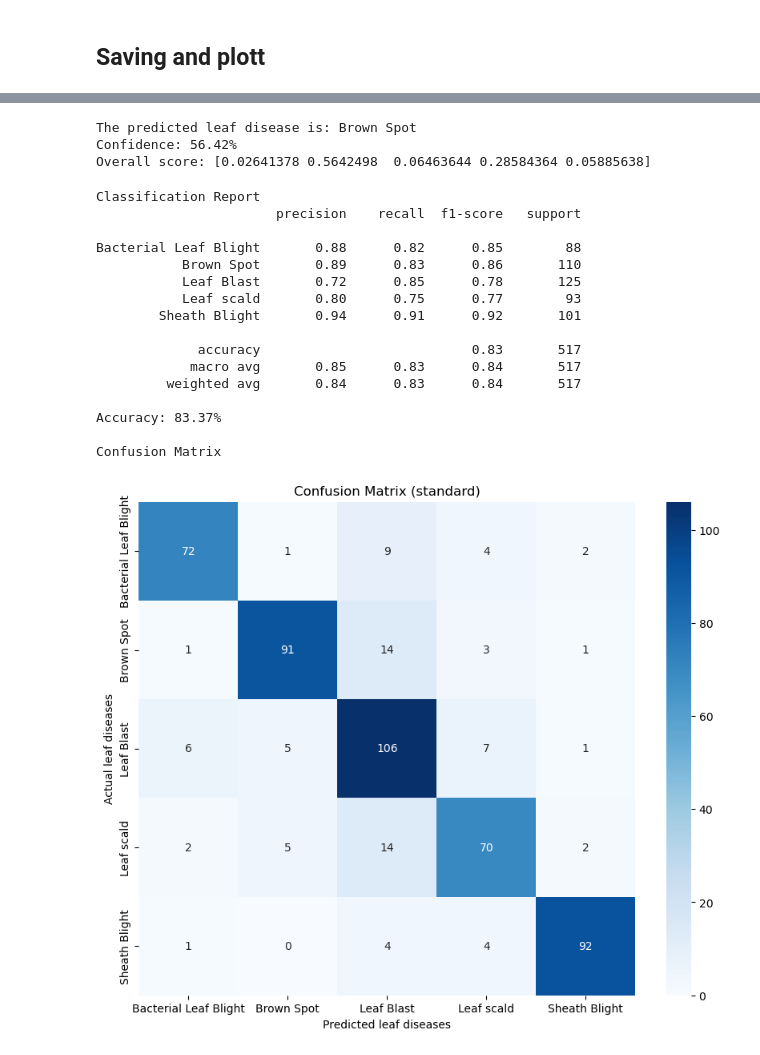
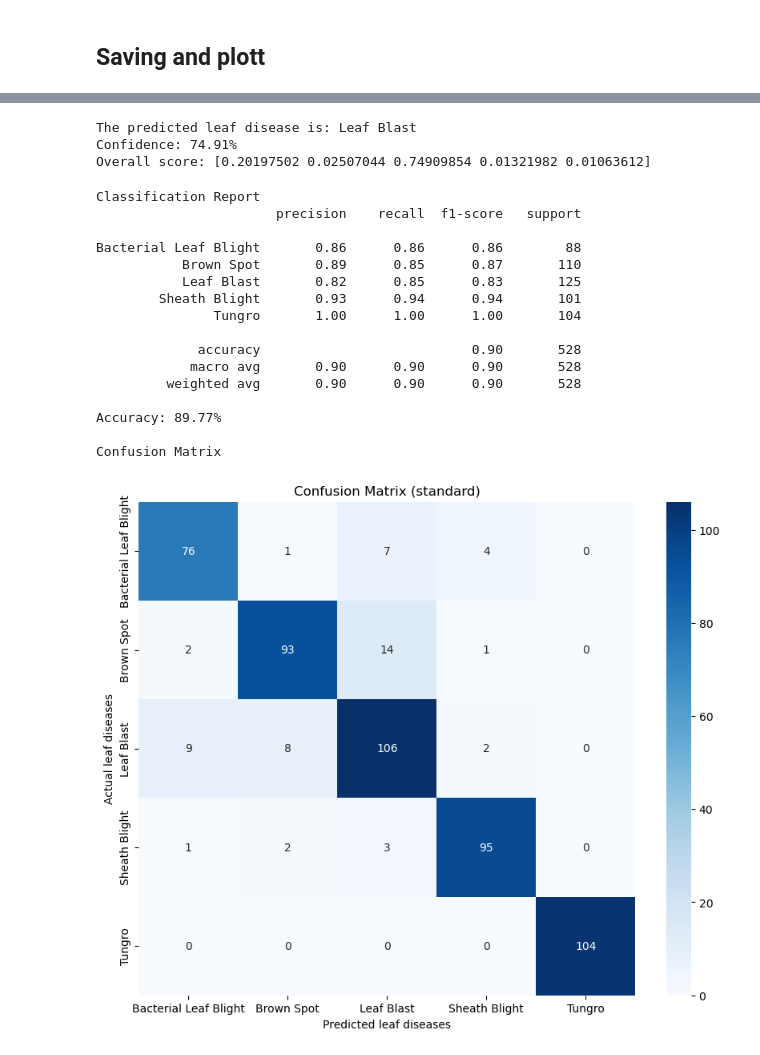
Before and after one commit to Toki001/thesis, a Jupyter notebook: Thesis_Torch-based.ipynb, the cells around one changed output, grey strips where cells are left out. Cells and saved outputs as stored; diff of their text form; code cells hidden in the pictures.

```diff
--- a/Thesis_Torch-based.ipynb
+++ b/Thesis_Torch-based.ipynb
@@ -213,28 +203,24 @@ class LeafDiseaseClassifierMobileNetV2(nn.Module):
         # get number of features
         num_filters = self.base_model.classifier[1].in_features
 
-        # Hyperparameter tuning: new layer for 6 rice pests.
         self.base_model.classifier = nn.Sequential(
             nn.Dropout(p=0.4, inplace=True),
+            nn.Linear(num_filters, num_classes),
+        )
 
-            nn.Linear(num_filters, 512),
-            nn.ReLU(),
-            nn.Dropout(p=0.4),
-            nn.Linear(512, num_classes),
-        )
 
     # Forward propagation
     def forward(self, x):
 
        features = self.base_model.features(x)
 
-       # features = F.adaptive_max_pool2d(features, output_size=(1, 1)).reshape(features.shape[0], -1)
+       #features = F.adaptive_max_pool2d(features, output_size=(1, 1)).reshape(features.shape[0], -1)
 
-       avg_pool = F.adaptive_avg_pool2d(features, output_size=(1, 1))
-       max_pool = F.adaptive_max_pool2d(features, output_size=(1, 1))
-       features = torch.cat([avg_pool, max_pool], dim=1).reshape(features.shape[0], -1)
+       #avg_pool = F.adaptive_avg_pool2d(features, output_size=(1, 1))
+       #max_pool = F.adaptive_max_pool2d(features, output_size=(1, 1))
+       #features = torch.cat([avg_pool, max_pool], dim=1).reshape(features.shape[0], -1)
 
-       #features = F.adaptive_avg_pool2d(features, output_size=(1, 1)).reshape(features.shape[0], -1)
+       features = F.adaptive_avg_pool2d(features, output_size=(1, 1)).reshape(features.shape[0], -1)
 
        features = self.base_model.classifier(features)
 
@@ -419,7 +405,7 @@ def train_and_validate(model, optimizer, criterion, train_dataloader, validation
             data, labels = data.to(device), labels.to(device)
             optimizer.zero_grad()
 
-            use_cutmix = True # You can make this conditional
+            use_cutmix = False # You can make this conditional
             alpha = 1.0
 
             if use_cutmix and np.random.rand() < 0.5:
@@ -647,11 +633,11 @@ def save_historical_data(history, filename):
 # %%
 from torch.utils.data import DataLoader
 
-train_set = CustomDataset(root='/Users/jameskierdoliguez/Desktop/rice_leaf/aug_dataset/train', transform=training_pipeline)
+train_set = CustomDataset(root='/Users/jameskierdoliguez/Desktop/rice_leaf/final_dataset/train', transform=training_pipeline)
 train_loader = DataLoader(train_set, batch_size=128, shuffle=True)
-validation_set = CustomDataset(root='/Users/jameskierdoliguez/Desktop/rice_leaf/aug_dataset/val', transform=validation_pipeline)
+validation_set = CustomDataset(root='/Users/jameskierdoliguez/Desktop/rice_leaf/final_dataset/val', transform=validation_pipeline)
 validation_loader = DataLoader(validation_set, batch_size=64, shuffle=True)
-test_set = CustomDataset(root='/Users/jameskierdoliguez/Desktop/rice_leaf/aug_dataset/test', transform=validation_pipeline)
+test_set = CustomDataset(root='/Users/jameskierdoliguez/Desktop/rice_leaf/final_dataset/test', transform=validation_pipeline)
 test_loader = DataLoader(test_set, batch_size=32, shuffle=True)
 
 classes = train_set.classes
@@ -956,48 +942,48 @@ def save_evalution_result(total_predictions, true_labels):
 # %%
 import torchvision.models as models
 
 classes_names = train_set.classes
 if torch.cuda.is_available():
     hardware = torch.device("cuda")
 elif torch.backends.mps.is_available():
     hardware = torch.device("mps")
 else:
     hardware = torch.device("cpu")
 model_inference = LeafDiseaseClassifierMobileNetV2(num_classes=len(classes_names))
 model_inference.load_state_dict(torch.load(
-    '/Users/jameskierdoliguez/Desktop/models/MobileNetV2/MobileNetV2_rice_leaf_disease_classificationV4.pt', map_location=hardware))
+    '/Users/jameskierdoliguez/Desktop/models/MobileNetV2/MobileNetV2_rice_leaf_disease_classificationfinalV2.pt', map_location=hardware))
 
-image_path = '/Users/jameskierdoliguez/Desktop/rice_leaf/Bad daatset/aug_dataset/train/Bacterialblight/BACTERAILBLIGHT3_015.jpg'
+image_path = '/Users/jameskierdoliguez/Documents/Thesis Dataset/RICE LEAF DISEASE DATASET/Bacterialblight/IMG_20231018_143741.jpg'
 unrelated = '/Users/jameskierdoliguez/Downloads/FELV-cat.jpg'
 
 leaf_disease, confidence_score, over_all_scores = predict_single_image(model=model_inference, image_path=image_path, classes=classes_names, transform=validation_pipeline, device=hardware)
 
 print(f"The predicted leaf disease is: {leaf_disease}")
 print(f"Confidence: {confidence_score * 100:.2f}%")
 print(f"Overall score: {over_all_scores}")
 #
 true, pred = eval_metrics(model_inference, test_loader, classes_names, hardware)
 # %% [output]
-The predicted leaf disease is: Brown Spot
-Confidence: 56.42%
-Overall score: [0.02641378 0.5642498  0.06463644 0.28584364 0.05885638]
+The predicted leaf disease is: Leaf Blast
+Confidence: 74.91%
+Overall score: [0.20197502 0.02507044 0.74909854 0.01321982 0.01063612]
 Classification Report
                        precision    recall  f1-score   support
 
-Bacterial Leaf Blight       0.88      0.82      0.85        88
-           Brown Spot       0.89      0.83      0.86       110
-           Leaf Blast       0.72      0.85      0.78       125
-           Leaf scald       0.80      0.75      0.77        93
-        Sheath Blight       0.94      0.91      0.92       101
+Bacterial Leaf Blight       0.86      0.86      0.86        88
+           Brown Spot       0.89      0.85      0.87       110
+           Leaf Blast       0.82      0.85      0.83       125
+        Sheath Blight       0.93      0.94      0.94       101
+               Tungro       1.00      1.00      1.00       104
 
-             accuracy                           0.83       517
-            macro avg       0.85      0.83      0.84       517
-         weighted avg       0.84      0.83      0.84       517
+             accuracy                           0.90       528
+            macro avg       0.90      0.90      0.90       528
+         weighted avg       0.90      0.90      0.90       528
 
-Accuracy: 83.37%
+Accuracy: 89.77%
 
 Confusion Matrix
-[figure, old version]
+[figure, new version]
 # %%
 import torchvision.models as models
 
```
Also changed, not shown: parts of 12 cells of this notebook.
